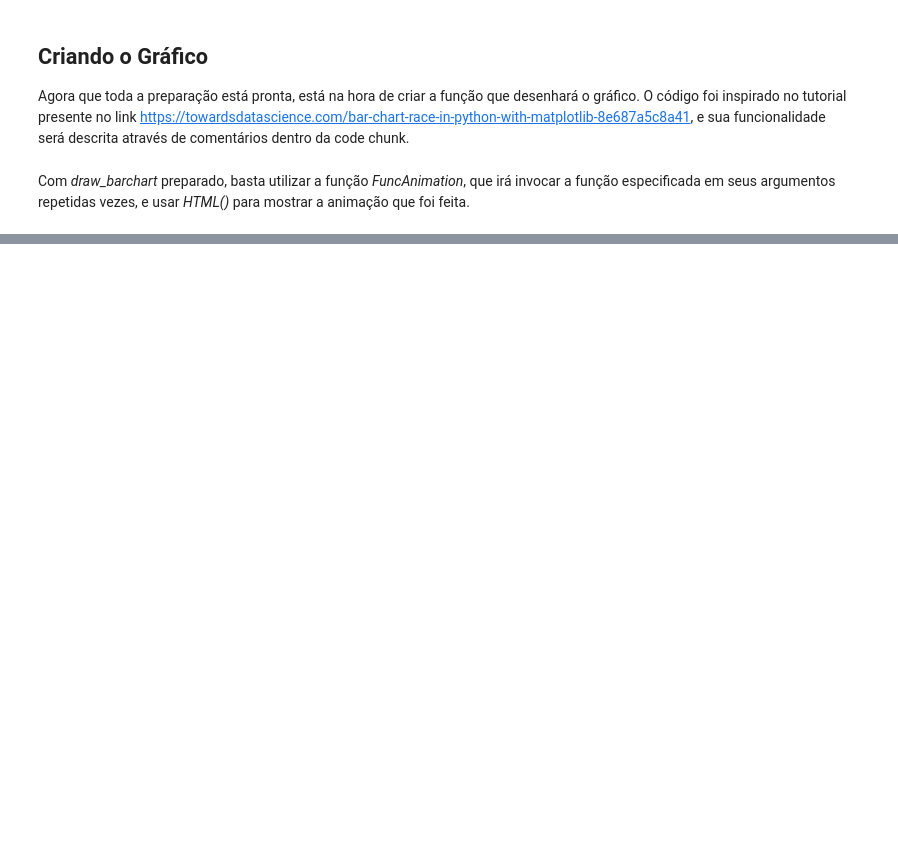
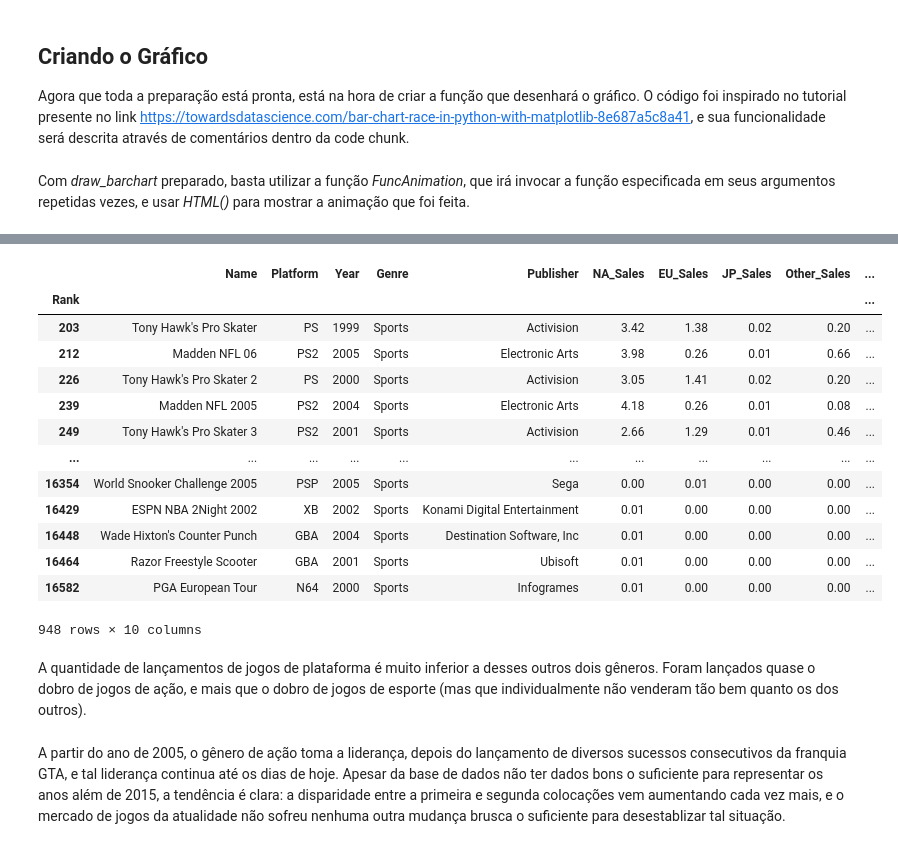
Before and after one commit to adamesalles/icd-eda, a Jupyter notebook: Tiago.ipynb, the cells around one changed output, grey strips where cells are left out. Drawn from its saved outputs; the diff is of its cells as text; code cells hidden in the pictures; blank space fills up the shorter version.

```diff
--- a/Tiago.ipynb
+++ b/Tiago.ipynb
@@ -155,0 +247,21 @@ animation
+# %%
+vgsales[(vgsales.Genre.str.contains("Sports")) & (vgsales.Year > 1995) & (vgsales.Year < 2006)]
+# %% [output]
+|  | Name | Platform | Year | Genre | Publisher | NA_Sales | EU_Sales | JP_Sales | Other_Sales | ... |
+| Rank |  |  |  |  |  |  |  |  |  | ... |
+| 203 | Tony Hawk's Pro Skater | PS | 1999 | Sports | Activision | 3.42 | 1.38 | 0.02 | 0.20 | ... |
+| 212 | Madden NFL 06 | PS2 | 2005 | Sports | Electronic Arts | 3.98 | 0.26 | 0.01 | 0.66 | ... |
+| 226 | Tony Hawk's Pro Skater 2 | PS | 2000 | Sports | Activision | 3.05 | 1.41 | 0.02 | 0.20 | ... |
+| 239 | Madden NFL 2005 | PS2 | 2004 | Sports | Electronic Arts | 4.18 | 0.26 | 0.01 | 0.08 | ... |
+| 249 | Tony Hawk's Pro Skater 3 | PS2 | 2001 | Sports | Activision | 2.66 | 1.29 | 0.01 | 0.46 | ... |
+| ... | ... | ... | ... | ... | ... | ... | ... | ... | ... | ... |
+| 16354 | World Snooker Challenge 2005 | PSP | 2005 | Sports | Sega | 0.00 | 0.01 | 0.00 | 0.00 | ... |
+| 16429 | ESPN NBA 2Night 2002 | XB | 2002 | Sports | Konami Digital Entertainment | 0.01 | 0.00 | 0.00 | 0.00 | ... |
+| 16448 | Wade Hixton's Counter Punch | GBA | 2004 | Sports | Destination Software, Inc | 0.01 | 0.00 | 0.00 | 0.00 | ... |
+| 16464 | Razor Freestyle Scooter | GBA | 2001 | Sports | Ubisoft | 0.01 | 0.00 | 0.00 | 0.00 | ... |
+| 16582 | PGA European Tour | N64 | 2000 | Sports | Infogrames | 0.01 | 0.00 | 0.00 | 0.00 | ... |
+948 rows × 10 columns
+# %% [markdown]
+A quantidade de lançamentos de jogos de plataforma é muito inferior a desses outros dois gêneros. Foram lançados quase o dobro de jogos de ação, e mais que o dobro de jogos de esporte (mas que individualmente não venderam tão bem quanto os dos outros).
+# %% [markdown]
+A partir do ano de 2005, o gênero de ação toma a liderança, depois do lançamento de diversos sucessos consecutivos da franquia GTA, e tal liderança continua até os dias de hoje. Apesar da base de dados não ter dados bons o suficiente para representar os anos além de 2015, a tendência é clara: a disparidade entre a primeira e segunda colocações vem aumentando cada vez mais, e o mercado de jogos da atualidade não sofreu nenhuma outra mudança brusca o suficiente para desestablizar tal situação.
```
Also changed, not shown: parts of 19 cells of this notebook.
